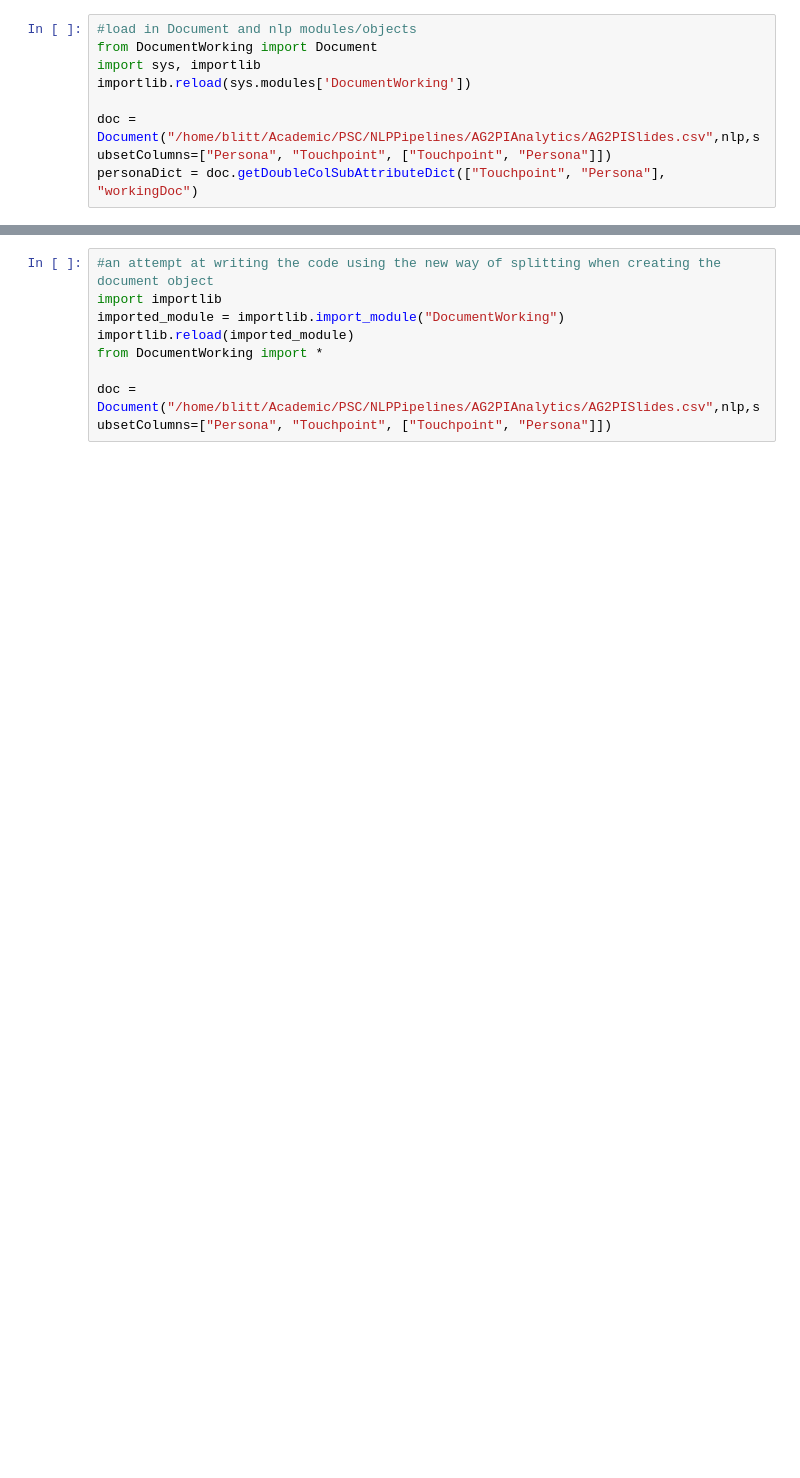
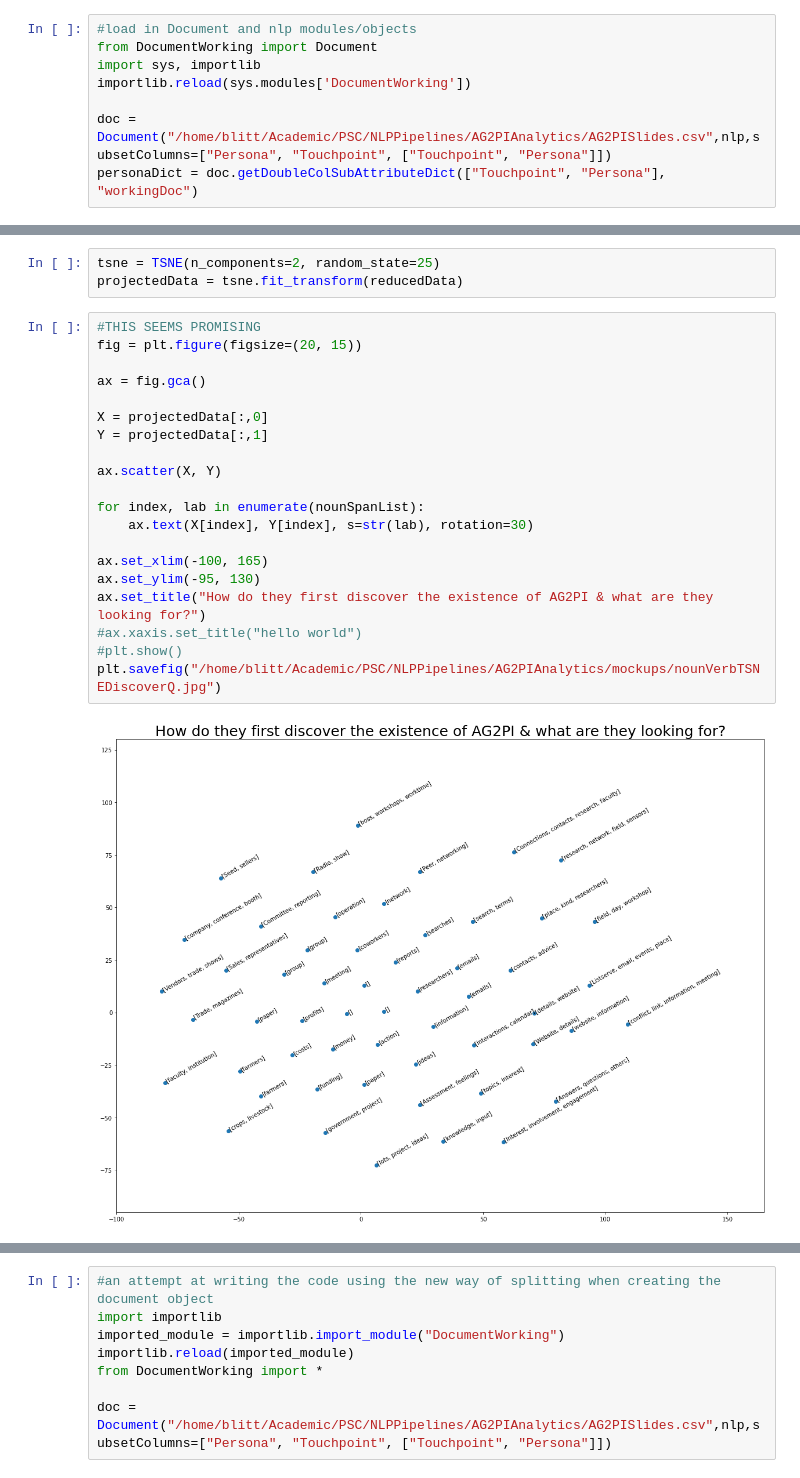
Before and after one commit to blitt2018/PSCExploratoryNLP, a Jupyter notebook: clusteringOnNouns.ipynb, the cells around one changed output, grey strips where cells are left out. Cells and saved outputs as stored; diff of their text form; blank space fills up the shorter version.

```diff
--- a/clusteringOnNouns.ipynb
+++ b/clusteringOnNouns.ipynb
@@ -95 +162,26 @@ dissim = getNounDistList(spanList)
+# %%
+tsne = TSNE(n_components=2, random_state=25)
+projectedData = tsne.fit_transform(reducedData)
+# %%
+#THIS SEEMS PROMISING
+fig = plt.figure(figsize=(20, 15))
+
+ax = fig.gca()
+
+X = projectedData[:,0]
+Y = projectedData[:,1]
+
+ax.scatter(X, Y)
+
+for index, lab in enumerate(nounSpanList):
+    ax.text(X[index], Y[index], s=str(lab), rotation=30)
+
+ax.set_xlim(-100, 165)
+ax.set_ylim(-95, 130)
+ax.set_title("How do they first discover the existence of AG2PI & what are they looking for?")
+#ax.xaxis.set_title("hello world")
+#plt.show()
+plt.savefig("/home/blitt/Academic/PSC/NLPPipelines/AG2PIAnalytics/mockups/nounVerbTSNEDiscoverQ.jpg")
+# %% [output]
+[figure, added]
 # %%
```
Also changed, not shown: parts of 19 cells of this notebook, 1 other file.
